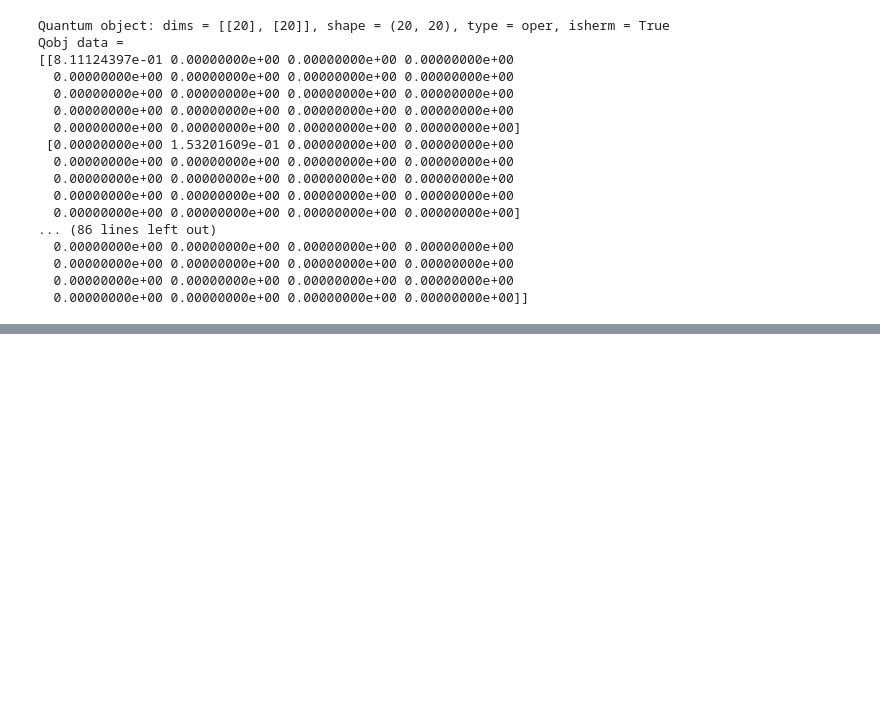
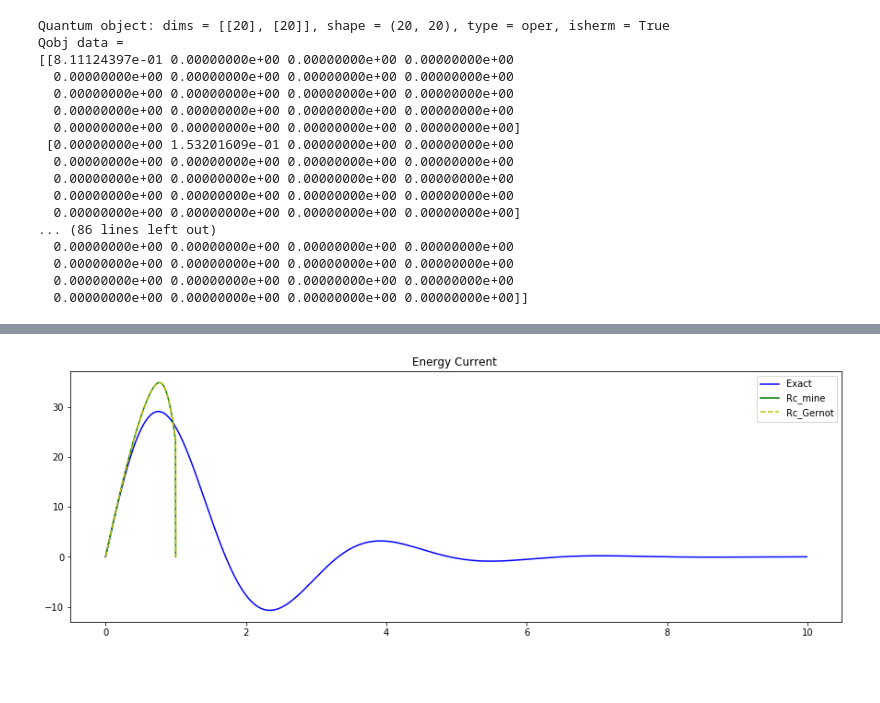
Before and after one commit to leherrerar/RC_mapping, a Jupyter notebook: Proyecto_Maestria_Bosonic/Spin Boson Model Dephasing QT/Spin boson Dephasing v5 QT .ipynb, the cells around one changed output, grey strips where cells are left out. Saved outputs shown, nothing was run; the diff lists cells and outputs as text; code cells hidden in the pictures; blank space fills up the shorter version.

```diff
--- a/Proyecto_Maestria_Bosonic/Spin Boson Model Dephasing QT/Spin boson Dephasing v5 QT .ipynb
+++ b/Proyecto_Maestria_Bosonic/Spin Boson Model Dephasing QT/Spin boson Dephasing v5 QT .ipynb
@@ -467,3 +515,13 @@ plt.show()
+# %%
+plt.title("Energy Current ")
+plt.rcParams['figure.figsize'] = [15,5]
+plt.plot (ten, Ten,"-",label='Exact', color = "b")
+plt.plot(t3,denergy,"-",label='Rc_mine', color = "g")
+plt.plot(t3,denergy_g,"--",label='Rc_Gernot', color = "y")
+plt.legend()
+plt.show()
+# %% [output]
+[figure, added]
 # %% [markdown]
 #
 # %%
```
Also changed, not shown: parts of 12 cells of this notebook.
